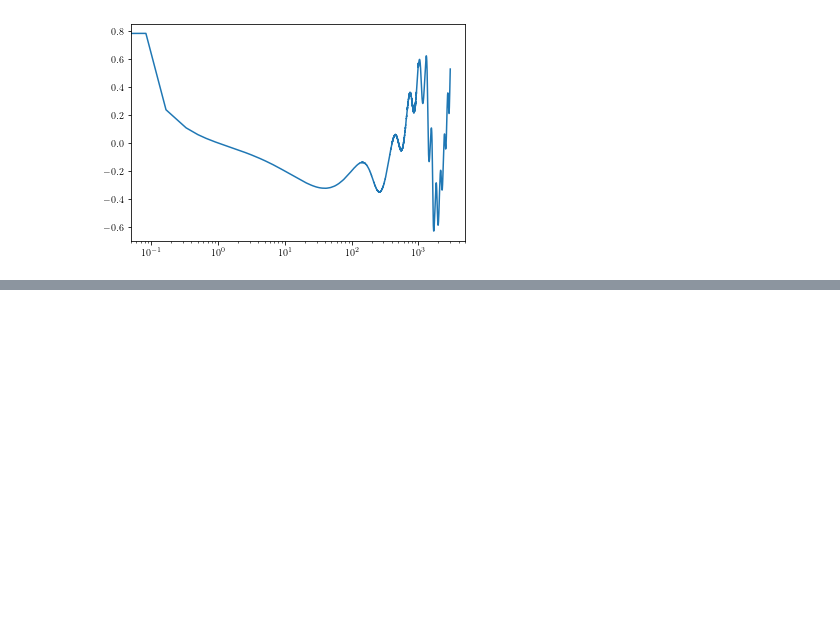
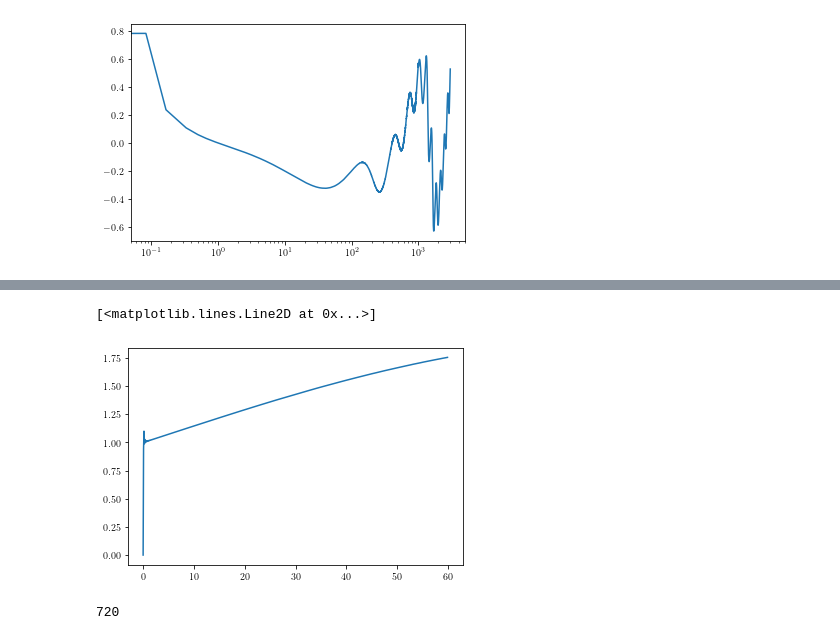
Before and after one commit to manchunyeung/wolensing, a Jupyter notebook: examples/embedded_lens.ipynb, the cells around one changed output, grey strips where cells are left out. Drawn from its saved outputs; the diff is of its cells as text; code cells hidden in the pictures; blank space fills up the shorter version.

```diff
--- a/examples/embedded_lens.ipynb
+++ b/examples/embedded_lens.ipynb
@@ -240,0 +262,5 @@ plt.semilogx(fullfs, np.angle(fullFws))
+# %%
+plt.plot(ws[:720], np.abs(Fws[:720])/np.sqrt(3))
+# %% [output]
+[<matplotlib.lines.Line2D at 0x...>]
+[figure, added]
@@ -240,0 +270,4 @@ plt.semilogx(fullfs, np.angle(fullFws))
+# %%
+i
+# %% [output]
+720
```
Also changed, not shown: parts of 8 cells of this notebook, 2 other files.
